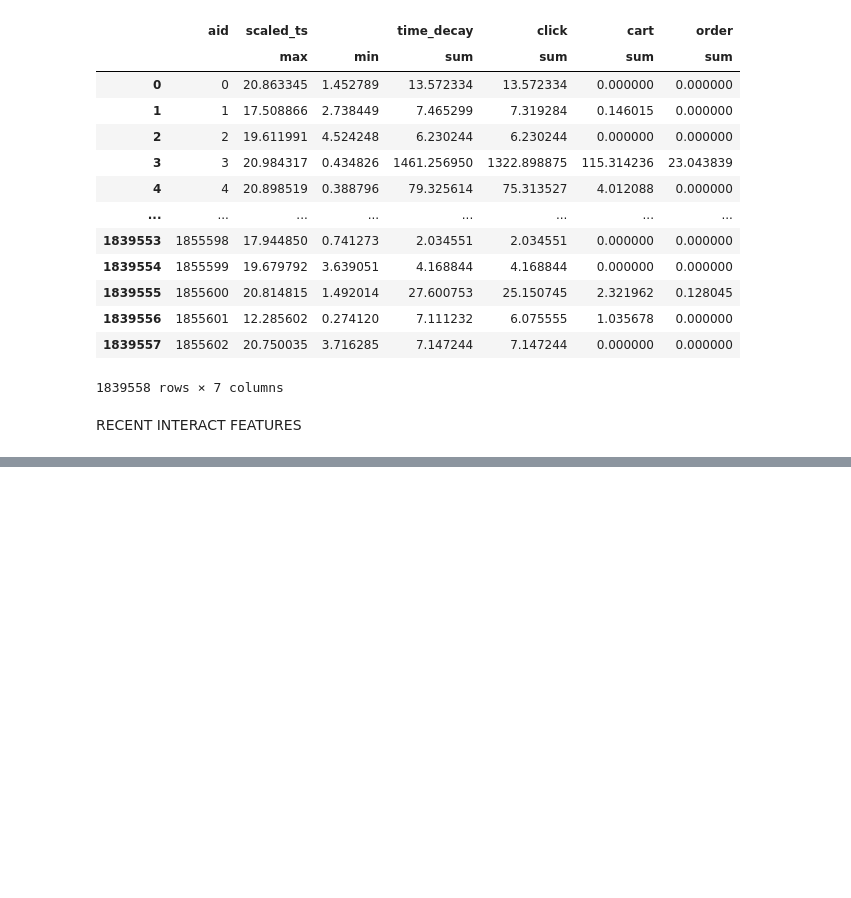
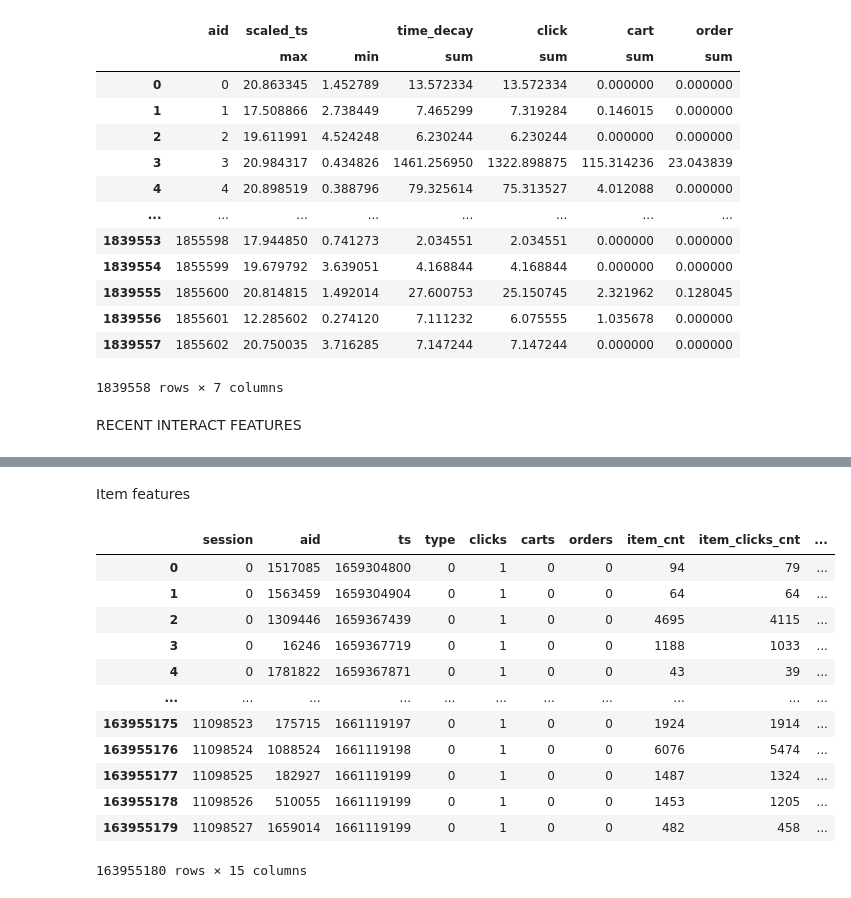
Before and after one commit to haiminh2001/Otto, a Jupyter notebook: Create edges.ipynb, the cells around one changed output, grey strips where cells are left out. Saved outputs shown, nothing was run; the diff lists cells and outputs as text; code cells hidden in the pictures; blank space fills up the shorter version.

Commit message:
init user and item features framework

```diff
--- a/Create edges.ipynb
+++ b/Create edges.ipynb
@@ -663,0 +659,18 @@ item_cnt
+# %% [markdown]
+Item features
+# %%
+train_df
+# %% [output]
+|  | session | aid | ts | type | clicks | carts | orders | item_cnt | item_clicks_cnt | ... |
+| 0 | 0 | 1517085 | 1659304800 | 0 | 1 | 0 | 0 | 94 | 79 | ... |
+| 1 | 0 | 1563459 | 1659304904 | 0 | 1 | 0 | 0 | 64 | 64 | ... |
+| 2 | 0 | 1309446 | 1659367439 | 0 | 1 | 0 | 0 | 4695 | 4115 | ... |
+| 3 | 0 | 16246 | 1659367719 | 0 | 1 | 0 | 0 | 1188 | 1033 | ... |
+| 4 | 0 | 1781822 | 1659367871 | 0 | 1 | 0 | 0 | 43 | 39 | ... |
+| ... | ... | ... | ... | ... | ... | ... | ... | ... | ... | ... |
+| 163955175 | 11098523 | 175715 | 1661119197 | 0 | 1 | 0 | 0 | 1924 | 1914 | ... |
+| 163955176 | 11098524 | 1088524 | 1661119198 | 0 | 1 | 0 | 0 | 6076 | 5474 | ... |
+| 163955177 | 11098525 | 182927 | 1661119199 | 0 | 1 | 0 | 0 | 1487 | 1324 | ... |
+| 163955178 | 11098526 | 510055 | 1661119199 | 0 | 1 | 0 | 0 | 1453 | 1205 | ... |
+| 163955179 | 11098527 | 1659014 | 1661119199 | 0 | 1 | 0 | 0 | 482 | 458 | ... |
+163955180 rows × 15 columns
```
Also changed, not shown: parts of 32 cells of this notebook, 1 other file.
